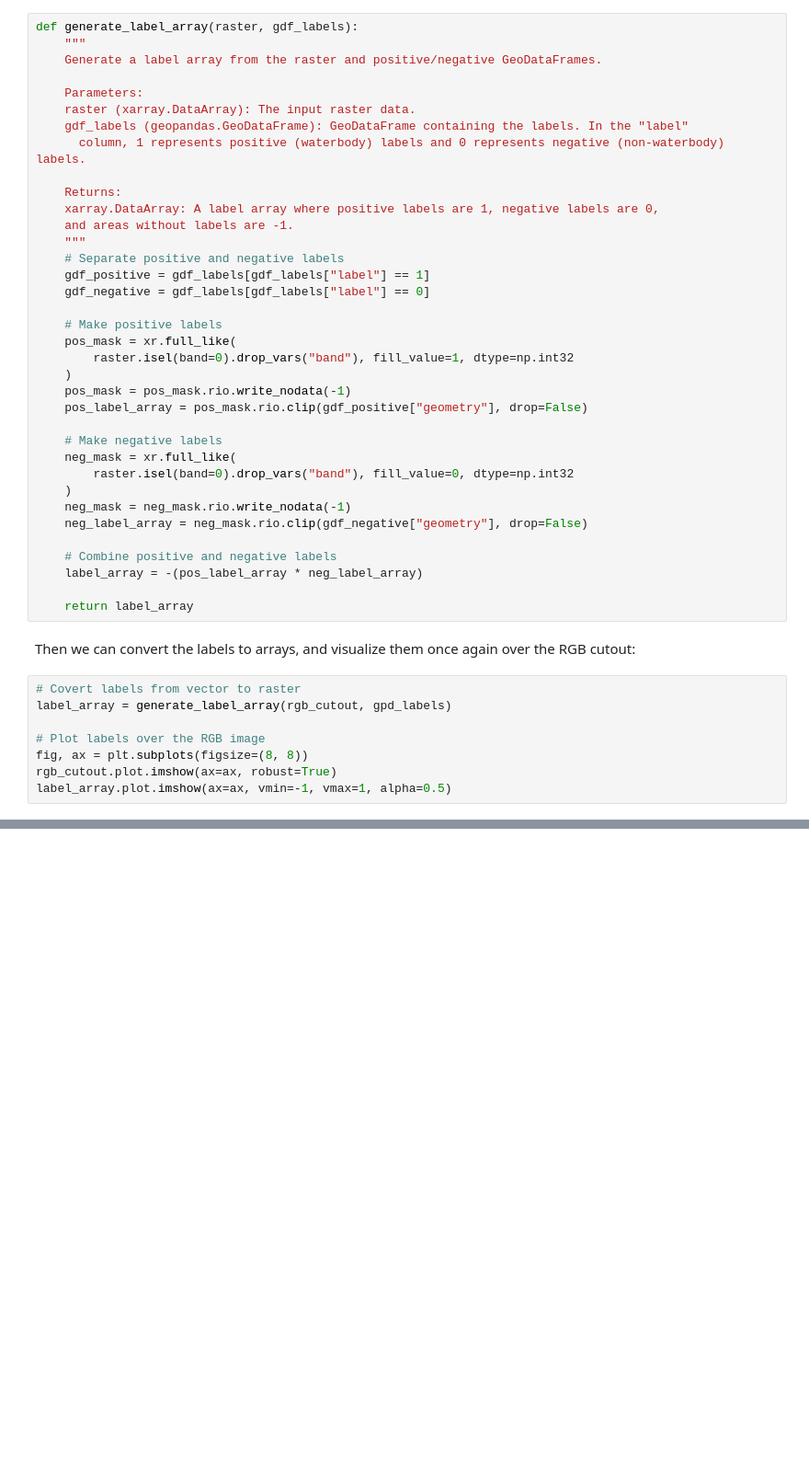
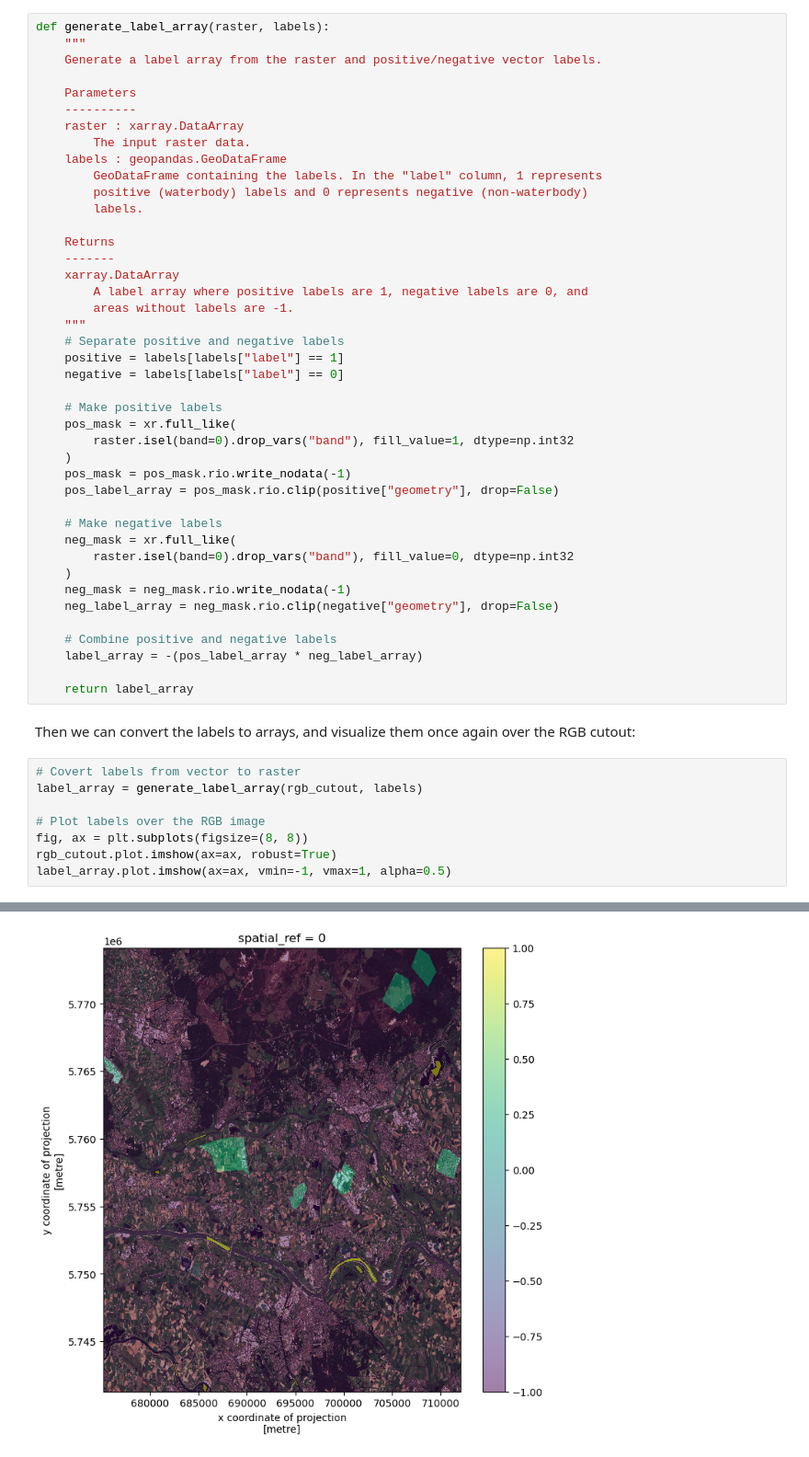
Before and after one commit to rogerkuou/RS-DAT-template, a Jupyter notebook: notebooks/step1_train_on_coutout.ipynb, the cells around one changed output, grey strips where cells are left out. Shown at 92% size. Saved outputs shown, nothing was run; the diff lists cells and outputs as text; blank space fills up the shorter version.

```diff
--- a/notebooks/step1_train_on_coutout.ipynb
+++ b/notebooks/step1_train_on_coutout.ipynb
@@ -88,34 +118,40 @@ By this function, we will create a single band array with the same spatial size
 # %%
-def generate_label_array(raster, gdf_labels):
+def generate_label_array(raster, labels):
     """
-    Generate a label array from the raster and positive/negative GeoDataFrames.
+    Generate a label array from the raster and positive/negative vector labels.
 
-    Parameters:
-    raster (xarray.DataArray): The input raster data.
-    gdf_labels (geopandas.GeoDataFrame): GeoDataFrame containing the labels. In the "label"
-      column, 1 represents positive (waterbody) labels and 0 represents negative (non-waterbody) labels.
+    Parameters
+    ----------
+    raster : xarray.DataArray
+        The input raster data.
+    labels : geopandas.GeoDataFrame
+        GeoDataFrame containing the labels. In the "label" column, 1 represents
+        positive (waterbody) labels and 0 represents negative (non-waterbody)
+        labels.
 
-    Returns:
-    xarray.DataArray: A label array where positive labels are 1, negative labels are 0,
-    and areas without labels are -1.
+    Returns
+    -------
+    xarray.DataArray
+        A label array where positive labels are 1, negative labels are 0, and
+        areas without labels are -1.
     """
     # Separate positive and negative labels
-    gdf_positive = gdf_labels[gdf_labels["label"] == 1]
-    gdf_negative = gdf_labels[gdf_labels["label"] == 0]
+    positive = labels[labels["label"] == 1]
+    negative = labels[labels["label"] == 0]
 
     # Make positive labels
     pos_mask = xr.full_like(
         raster.isel(band=0).drop_vars("band"), fill_value=1, dtype=np.int32
     )
     pos_mask = pos_mask.rio.write_nodata(-1)
-    pos_label_array = pos_mask.rio.clip(gdf_positive["geometry"], drop=False)
+    pos_label_array = pos_mask.rio.clip(positive["geometry"], drop=False)
 
     # Make negative labels
     neg_mask = xr.full_like(
         raster.isel(band=0).drop_vars("band"), fill_value=0, dtype=np.int32
     )
     neg_mask = neg_mask.rio.write_nodata(-1)
-    neg_label_array = neg_mask.rio.clip(gdf_negative["geometry"], drop=False)
+    neg_label_array = neg_mask.rio.clip(negative["geometry"], drop=False)
 
     # Combine positive and negative labels
     label_array = -(pos_label_array * neg_label_array)
@@ -125,9 +161,10 @@ def generate_label_array(raster, gdf_labels):
 Then we can convert the labels to arrays, and visualize them once again over the RGB cutout:
 # %%
 # Covert labels from vector to raster
-label_array = generate_label_array(rgb_cutout, gpd_labels)
+label_array = generate_label_array(rgb_cutout, labels)
 
 # Plot labels over the RGB image
 fig, ax = plt.subplots(figsize=(8, 8))
 rgb_cutout.plot.imshow(ax=ax, robust=True)
 label_array.plot.imshow(ax=ax, vmin=-1, vmax=1, alpha=0.5)
+# %% [output]
@@ -134,3 +172,4 @@ label_array.plot.imshow(ax=ax, vmin=-1, vmax=1, alpha=0.5)
+[figure, added]
 # %% [markdown]
 ## Prepare training data
 
```
Also changed, not shown: parts of 29 cells of this notebook, 2 other files.
